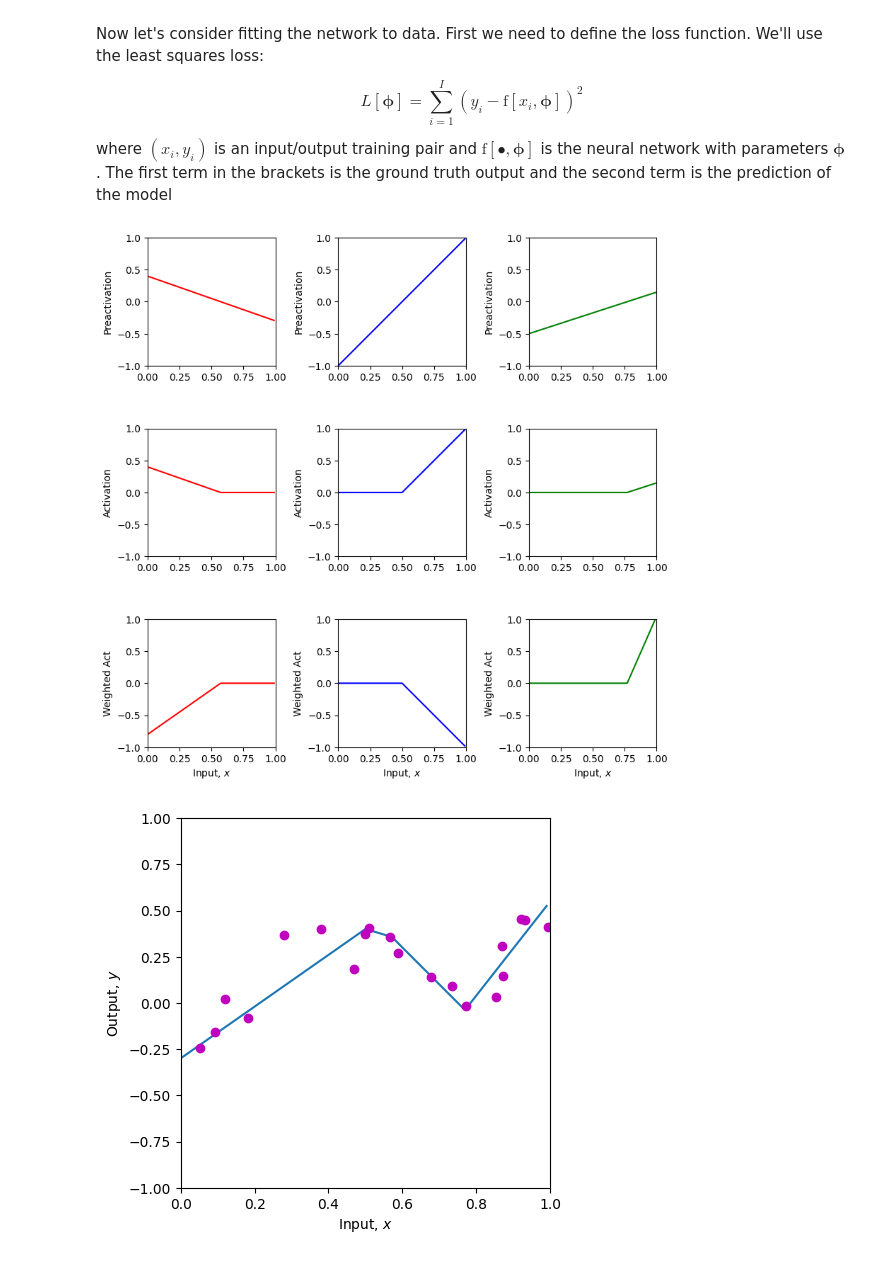
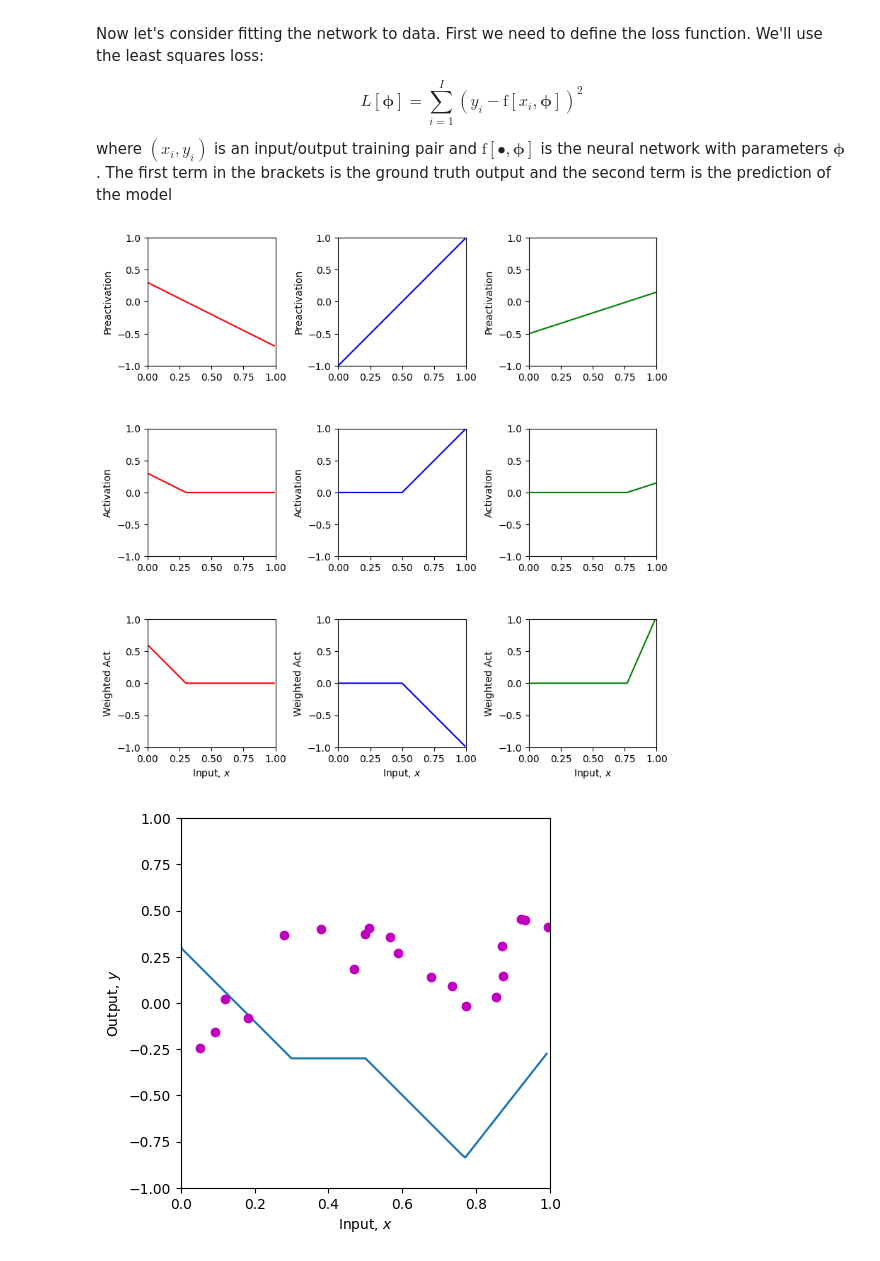
Before and after one commit to uezhenxiang2023/udlbook, a Jupyter notebook: Notebooks/Chap03/3_1_Shallow_Networks_I.ipynb, the cells around one changed output. Cells and saved outputs as stored; diff of their text form; code cells hidden in the pictures.

```diff
--- a/Notebooks/Chap03/3_1_Shallow_Networks_I.ipynb
+++ b/Notebooks/Chap03/3_1_Shallow_Networks_I.ipynb
@@ -23,7 +23,7 @@ def ReLU(preactivation):
   # This should work on every element of the ndarray "preactivation" at once
   # One way to do this is with the ndarray "clip" function
   # https://numpy.org/doc/stable/reference/generated/numpy.ndarray.clip.html
-  activation = preactivation.clip(0)
+  activation = np.clip(preactivation, 0, None)
 
   return activation
 # %%
@@ -112,7 +100,7 @@ def plot_neural(x, y, pre_1, pre_2, pre_3, act_1, act_2, act_3, w_act_1, w_act_2
   ax.set_xlim([0,1]);ax.set_ylim([-1,1])
   ax.set_aspect(0.5)
   if x_data is not None:
-    ax.plot(x_data, y_data, 'om')
+    ax.plot(x_data, y_data, 'mo')
     for i in range(len(x_data)):
       ax.plot(x_data[i], y_data[i],)
   plt.show()
@@ -204,28 +192,41 @@ def least_squares_loss(y_train, y_predict):
   return loss
 # %%
 # Now lets define some parameters, run the neural network, and compute the loss
-theta_10 =  0.3 + 0.1; theta_11 = -1.0*0.7
+theta_10 =  0.3 ; theta_11 = -1.0
 theta_20 = -1.0  ; theta_21 = 2.0
 theta_30 = -0.5  ; theta_31 = 0.65
-phi_0 = 0.25 + 0.25; phi_1 = 2.0*(-1); phi_2 = -1.0; phi_3 = 7.0
+phi_0 = -0.3; phi_1 = 2.0; phi_2 = -1.0; phi_3 = 7.0
 
 # Define a range of input values
 x = np.arange(0,1,0.01)
 
 x_train = np.array([0.09291784,0.46809093,0.93089486,0.67612654,0.73441752,0.86847339,\
                    0.49873225,0.51083168,0.18343972,0.99380898,0.27840809,0.38028817,\
                    0.12055708,0.56715537,0.92005746,0.77072270,0.85278176,0.05315950,\
                    0.87168699,0.58858043])
 y_train = np.array([-0.15934537,0.18195445,0.451270150,0.13921448,0.09366691,0.30567674,\
                     0.372291170,0.40716968,-0.08131792,0.41187806,0.36943738,0.3994327,\
                     0.019062570,0.35820410,0.452564960,-0.0183121,0.02957665,-0.24354444, \
                     0.148038840,0.26824970])
 
 # We run the neural network for each of these input values
 y, pre_1, pre_2, pre_3, act_1, act_2, act_3, w_act_1, w_act_2, w_act_3 = \
     shallow_1_1_3(x, ReLU, phi_0,phi_1,phi_2,phi_3, theta_10, theta_11, theta_20, theta_21, theta_30, theta_31)
 # And then plot it
 plot_neural(x, y, pre_1, pre_2, pre_3, act_1, act_2, act_3, w_act_1, w_act_2, w_act_3, plot_all=True, x_data = x_train, y_data = y_train)
+
+# Run the neural network on the training data
+y_predict, *_ = shallow_1_1_3(x_train, ReLU, phi_0,phi_1,phi_2,phi_3, theta_10, theta_11, theta_20, theta_21, theta_30, theta_31)
+
+# Compute the least squares loss and print it out
+loss = least_squares_loss(y_train,y_predict)
+print('Your Loss = %3.3f, True value = 9.385'%(loss))
+
+# TODO.  Manipulate the parameters (by hand!) to make the function
+# fit the data better and try to reduce the loss to as small a number
+# as possible.  The best that I could do was 0.181
+# Tip... start by manipulating phi_0.
+# It's not that easy, so don't spend too much time on this!
 # %% [output]
-[figure, old version]
+[figure, new version]
-[figure, old version]
+[figure, new version]
```
Also changed, not shown: parts of 5 cells of this notebook.
